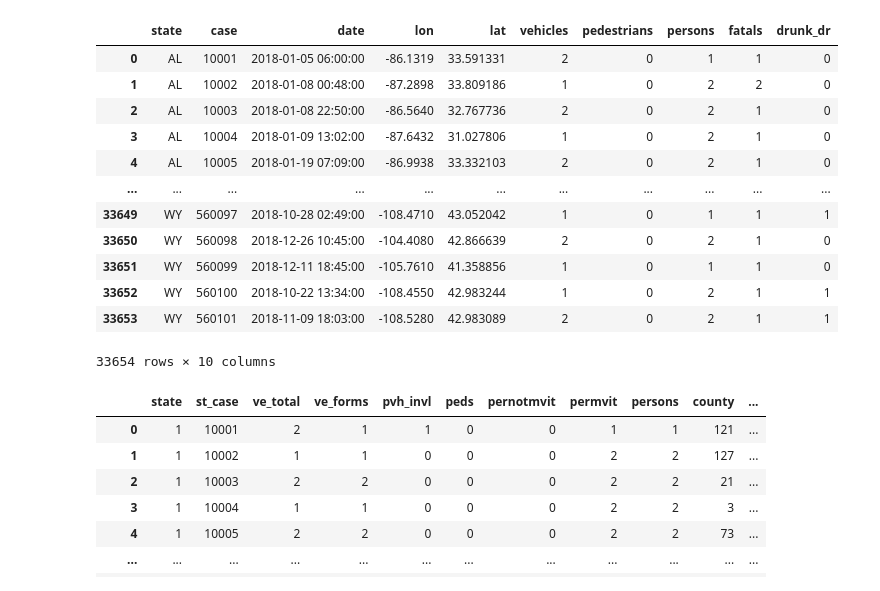
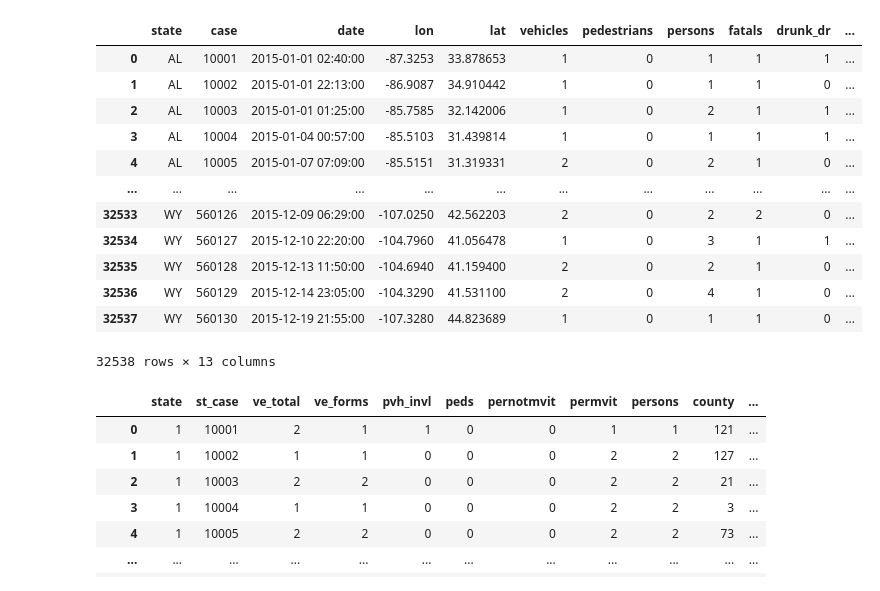
Before and after one commit to YM88/NHTSA-FARS-DATA-2015-2018, a Jupyter notebook: notebooks/200-data-cleanup.ipynb, the cells around one changed output. Drawn from its saved outputs; the diff is of its cells as text; code cells hidden in the pictures.

```diff
--- a/notebooks/200-data-cleanup.ipynb
+++ b/notebooks/200-data-cleanup.ipynb
@@ -6,22 +6,22 @@ import zipfile
 # %%
 from data_processing import process_data
 
-df = process_data(2018)
+df = process_data(2015)
 df
 # %% [output]
-|  | state | case | date | lon | lat | vehicles | pedestrians | persons | fatals | drunk_dr |
-| 0 | AL | 10001 | 2018-01-05 06:00:00 | -86.1319 | 33.591331 | 2 | 0 | 1 | 1 | 0 |
-| 1 | AL | 10002 | 2018-01-08 00:48:00 | -87.2898 | 33.809186 | 1 | 0 | 2 | 2 | 0 |
-| 2 | AL | 10003 | 2018-01-08 22:50:00 | -86.5640 | 32.767736 | 2 | 0 | 2 | 1 | 0 |
-| 3 | AL | 10004 | 2018-01-09 13:02:00 | -87.6432 | 31.027806 | 1 | 0 | 2 | 1 | 0 |
-| 4 | AL | 10005 | 2018-01-19 07:09:00 | -86.9938 | 33.332103 | 2 | 0 | 2 | 1 | 0 |
-| ... | ... | ... | ... | ... | ... | ... | ... | ... | ... | ... |
-| 33649 | WY | 560097 | 2018-10-28 02:49:00 | -108.4710 | 43.052042 | 1 | 0 | 1 | 1 | 1 |
-| 33650 | WY | 560098 | 2018-12-26 10:45:00 | -104.4080 | 42.866639 | 2 | 0 | 2 | 1 | 0 |
-| 33651 | WY | 560099 | 2018-12-11 18:45:00 | -105.7610 | 41.358856 | 1 | 0 | 1 | 1 | 0 |
-| 33652 | WY | 560100 | 2018-10-22 13:34:00 | -108.4550 | 42.983244 | 1 | 0 | 2 | 1 | 1 |
-| 33653 | WY | 560101 | 2018-11-09 18:03:00 | -108.5280 | 42.983089 | 2 | 0 | 2 | 1 | 1 |
+|  | state | case | date | lon | lat | vehicles | pedestrians | persons | fatals | drunk_dr | ... |
+| 0 | AL | 10001 | 2015-01-01 02:40:00 | -87.3253 | 33.878653 | 1 | 0 | 1 | 1 | 1 | ... |
+| 1 | AL | 10002 | 2015-01-01 22:13:00 | -86.9087 | 34.910442 | 1 | 0 | 1 | 1 | 0 | ... |
+| 2 | AL | 10003 | 2015-01-01 01:25:00 | -85.7585 | 32.142006 | 1 | 0 | 2 | 1 | 1 | ... |
+| 3 | AL | 10004 | 2015-01-04 00:57:00 | -85.5103 | 31.439814 | 1 | 0 | 1 | 1 | 1 | ... |
+| 4 | AL | 10005 | 2015-01-07 07:09:00 | -85.5151 | 31.319331 | 2 | 0 | 2 | 1 | 0 | ... |
+| ... | ... | ... | ... | ... | ... | ... | ... | ... | ... | ... | ... |
+| 32533 | WY | 560126 | 2015-12-09 06:29:00 | -107.0250 | 42.562203 | 2 | 0 | 2 | 2 | 0 | ... |
+| 32534 | WY | 560127 | 2015-12-10 22:20:00 | -104.7960 | 41.056478 | 1 | 0 | 3 | 1 | 1 | ... |
+| 32535 | WY | 560128 | 2015-12-13 11:50:00 | -104.6940 | 41.159400 | 2 | 0 | 2 | 1 | 0 | ... |
+| 32536 | WY | 560129 | 2015-12-14 23:05:00 | -104.3290 | 41.531100 | 2 | 0 | 4 | 1 | 0 | ... |
+| 32537 | WY | 560130 | 2015-12-19 21:55:00 | -107.3280 | 44.823689 | 1 | 0 | 1 | 1 | 0 | ... |
-33654 rows × 10 columns
+32538 rows × 13 columns
 # %%
 ## import dataframe
 
```
Also changed, not shown: parts of 21 cells of this notebook, 1 other file.
